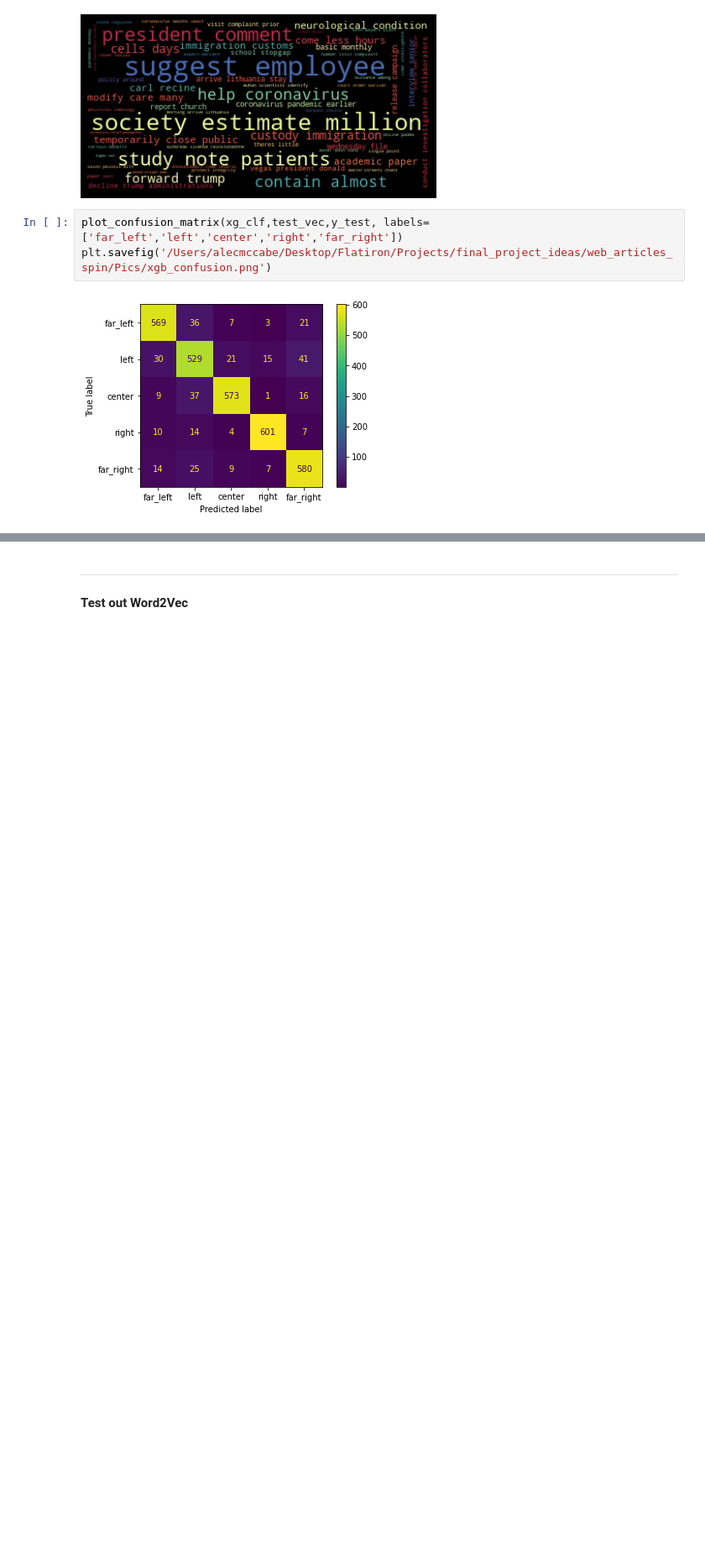
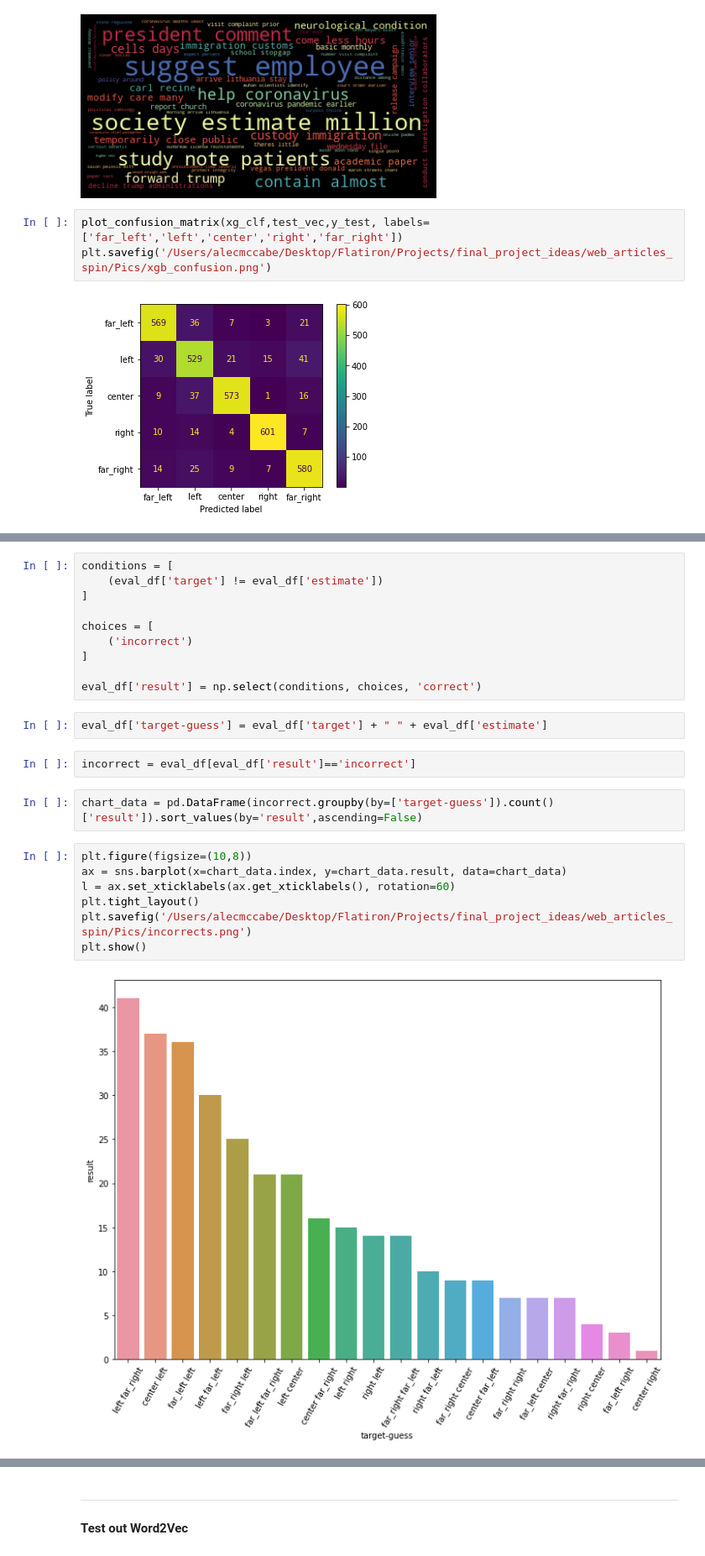
Before and after one commit to man-of-moose/web_articles_spin, a Jupyter notebook: Analysis/model_building.ipynb, the cells around one changed output, grey strips where cells are left out. Shown: that part at 84% size. Cells and saved outputs as stored; diff of their text form; blank space fills up the shorter version.

```diff
--- a/Analysis/model_building.ipynb
+++ b/Analysis/model_building.ipynb
@@ -557,0 +580,25 @@ plt.savefig('/Users/alecmccabe/Desktop/Flatiron/Projects/final_project_ideas/web
+# %%
+conditions = [
+    (eval_df['target'] != eval_df['estimate'])
+]
+
+choices = [
+    ('incorrect')
+]
+
+eval_df['result'] = np.select(conditions, choices, 'correct')
+# %%
+eval_df['target-guess'] = eval_df['target'] + " " + eval_df['estimate']
+# %%
+incorrect = eval_df[eval_df['result']=='incorrect']
+# %%
+chart_data = pd.DataFrame(incorrect.groupby(by=['target-guess']).count()['result']).sort_values(by='result',ascending=False)
+# %%
+plt.figure(figsize=(10,8))
+ax = sns.barplot(x=chart_data.index, y=chart_data.result, data=chart_data)
+l = ax.set_xticklabels(ax.get_xticklabels(), rotation=60)
+plt.tight_layout()
+plt.savefig('/Users/alecmccabe/Desktop/Flatiron/Projects/final_project_ideas/web_articles_spin/Pics/incorrects.png')
+plt.show()
+# %% [output]
+[figure, added]
```
Also changed, not shown: parts of 8 cells of this notebook, 3 other files.
